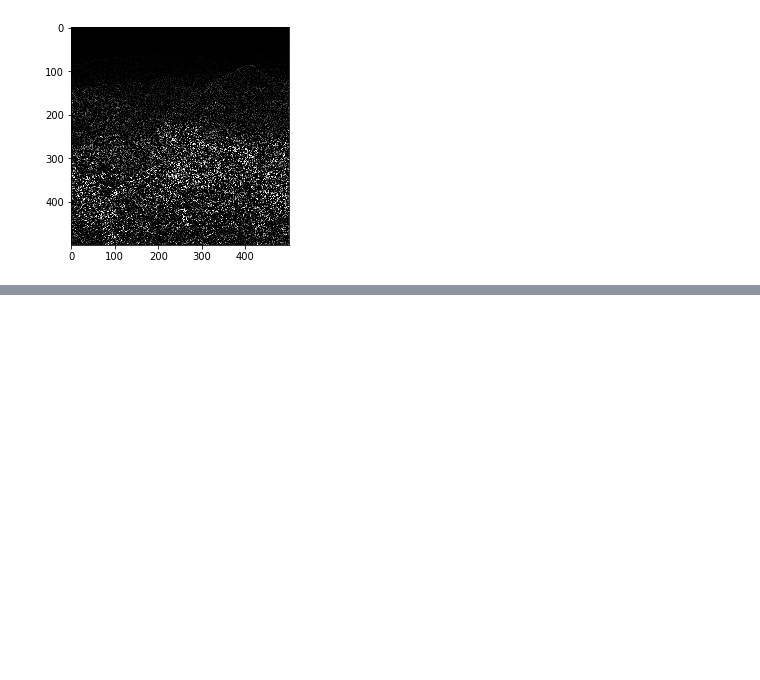
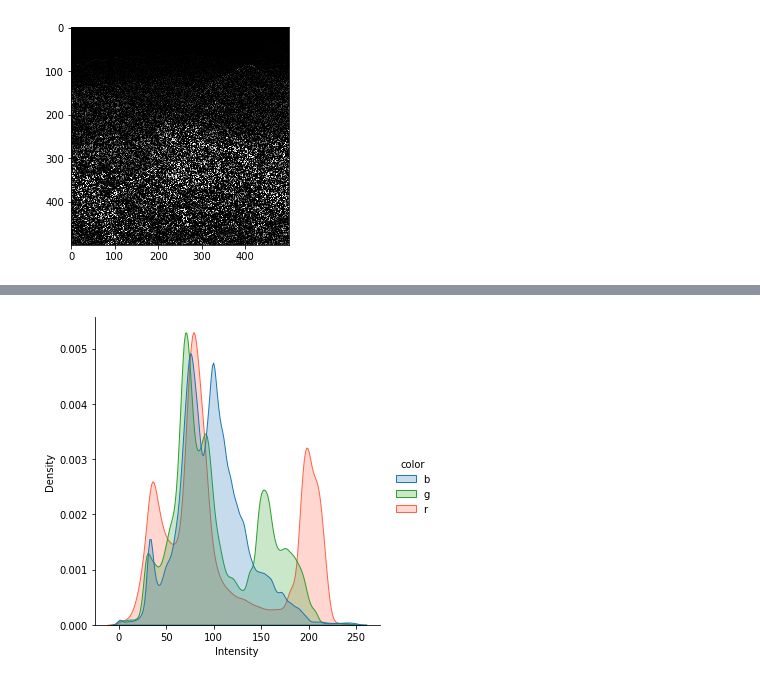
Before and after one commit to Defcon27/Image-Search-using-Parallel-Computing, a Jupyter notebook: Filters.ipynb, the cells around one changed output, grey strips where cells are left out. Saved outputs shown, nothing was run; the diff lists cells and outputs as text; code cells hidden in the pictures; blank space fills up the shorter version.

```diff
--- a/Filters.ipynb
+++ b/Filters.ipynb
@@ -134,0 +66,6 @@ plt.show()
+# %%
+from image_demo import plotRGBDistribution
+
+plotRGBDistribution(filtered_image)
+# %% [output]
+[figure, added]
```
Also changed, not shown: parts of 11 cells of this notebook, 2 other files.
